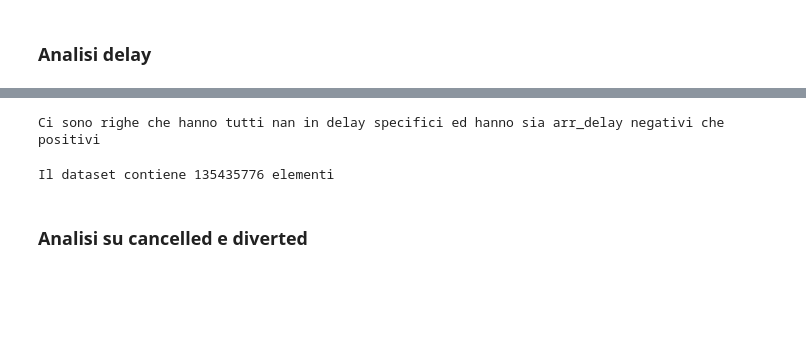
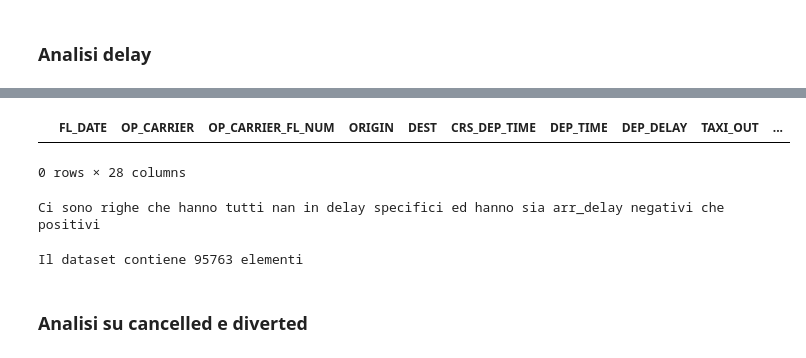
Before and after one commit to Walter-Di-Sabatino/Time-Series-Data-Science-Project, a Jupyter notebook: ETL_analysis.ipynb, the cells around one changed output, grey strips where cells are left out. Cells and saved outputs as stored; diff of their text form; code cells hidden in the pictures; blank space fills up the shorter version.

```diff
--- a/ETL_analysis.ipynb
+++ b/ETL_analysis.ipynb
@@ -277,3 +159,8 @@ Name: count, dtype: int64
+# %%
+delay_rows_non_nan[(delay_rows_non_nan['ARR_DELAY'] > 0) & (delay_rows_non_nan[delay_columns].sum(axis=1) == 0)]
+# %% [output]
+|  | FL_DATE | OP_CARRIER | OP_CARRIER_FL_NUM | ORIGIN | DEST | CRS_DEP_TIME | DEP_TIME | DEP_DELAY | TAXI_OUT | ... |
+0 rows × 28 columns
 # %%
 delay_rows_with_nan = df[df[delay_columns].isna().any(axis=1)]
 
@@ -297,8 +184,8 @@ df = df[~((df['DEP_DELAY'] > 0) &
 cols_to_zero = ['CARRIER_DELAY', 'WEATHER_DELAY', 'NAS_DELAY', 'SECURITY_DELAY', 'LATE_AIRCRAFT_DELAY']
 df.loc[df['DEP_DELAY'] <= 0, cols_to_zero] = 0
 
-print(f"Il dataset contiene {df.size} elementi")
+print(f"Il dataset contiene {len(df)} elementi")
 # %% [output]
-Il dataset contiene 135435776 elementi
+Il dataset contiene 95763 elementi
 # %%
 # Stampa e elimina le colonne
```
Also changed, not shown: parts of 23 cells of this notebook.
